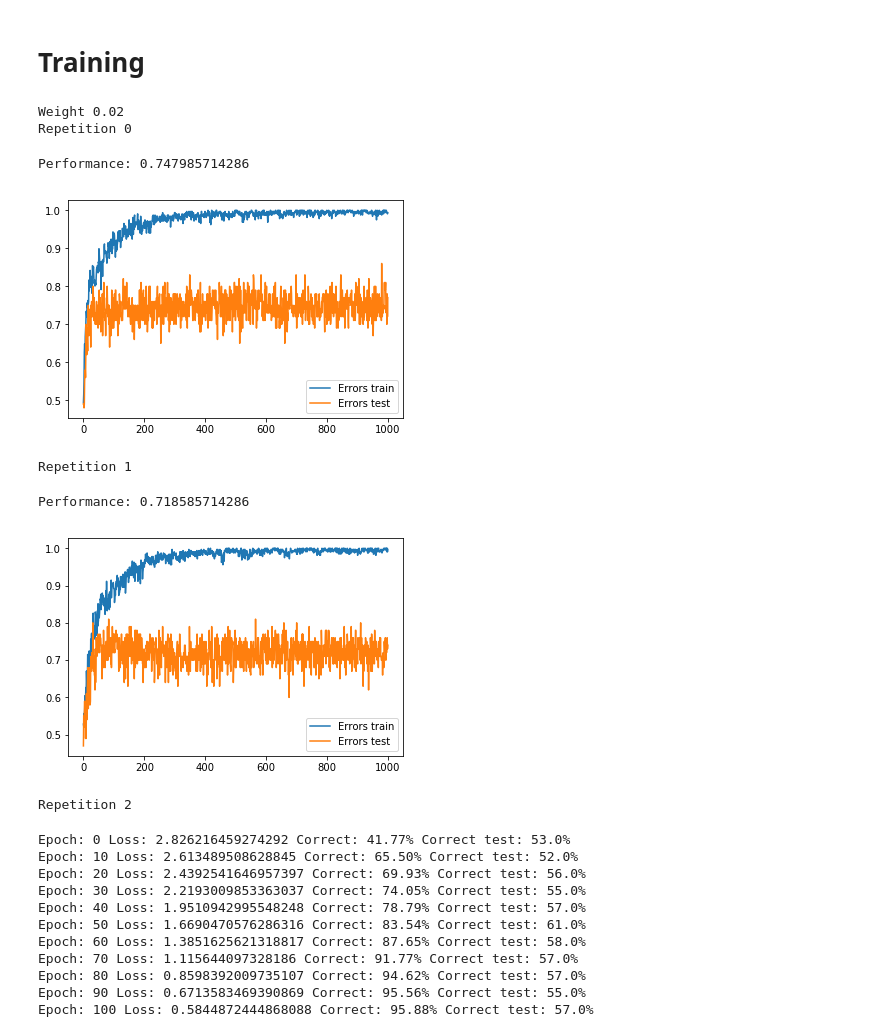
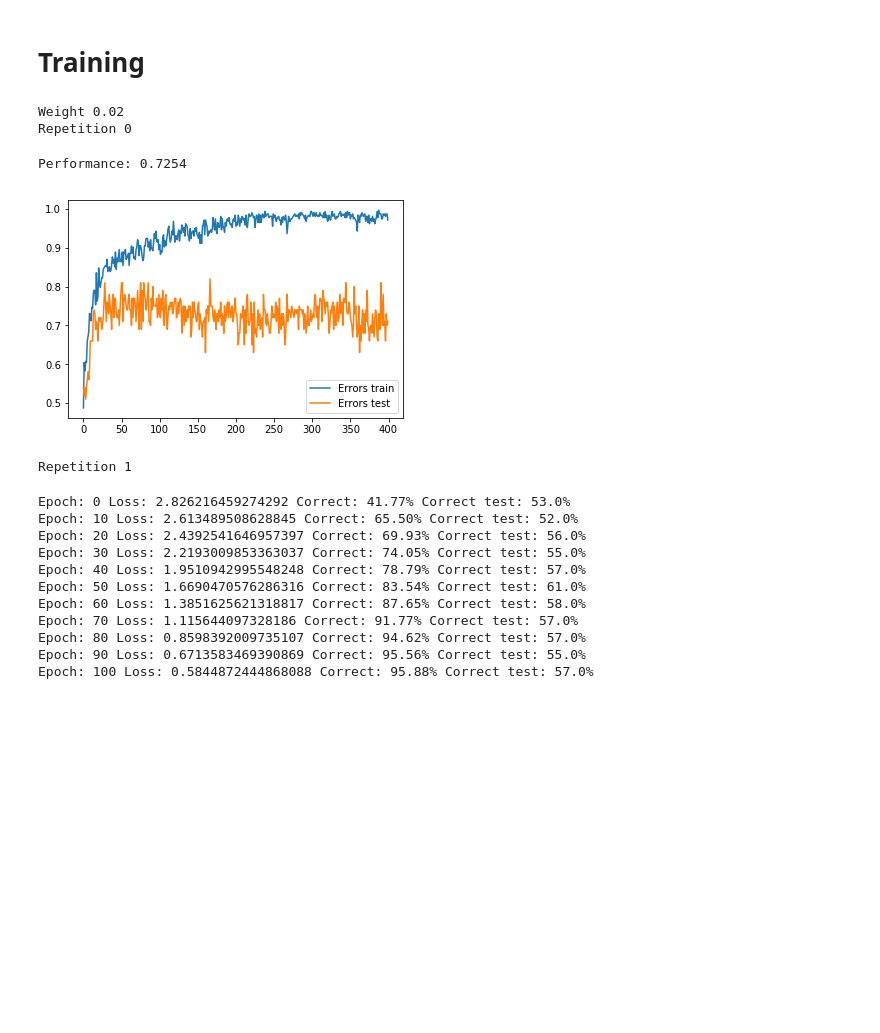
Before and after one commit to deatinor/EEG, a Jupyter notebook: stefano/sequential.ipynb, the cells around one changed output. Saved outputs shown, nothing was run; the diff lists cells and outputs as text; code cells hidden in the pictures; blank space fills up the shorter version.

```diff
--- a/stefano/sequential.ipynb
+++ b/stefano/sequential.ipynb
@@ -358,23 +363,21 @@ class Train:
 # %%
 net=Simple()
 optimizer = optim.Adam(net.parameters(), lr=0.001,weight_decay=0)
+# optimizer = optim.SGD(net.parameters(), lr=0.1)
 
 weight_dict={}
 for weight in [0.02]:
     print('Weight',weight)
-    train=Train(net,optimizer,weights_initialization=weight,verbose=False,plot=True,max_epoch=1000)
+    train=Train(net,optimizer,weights_initialization=weight,verbose=False,plot=True,max_epoch=400)
 
     weight_dict[weight]=train()
     print(weight_dict[weight])
 # %% [output]
 Weight 0.02
 Repetition 0
-Performance: 0.747985714286
+Performance: 0.7254
-[figure, old version]
+[figure, new version]
 Repetition 1
-Performance: 0.718585714286
-[figure, removed]
-Repetition 2
 # %%
 net=CNN2D()
 
```
Also changed, not shown: parts of 5 cells of this notebook.
